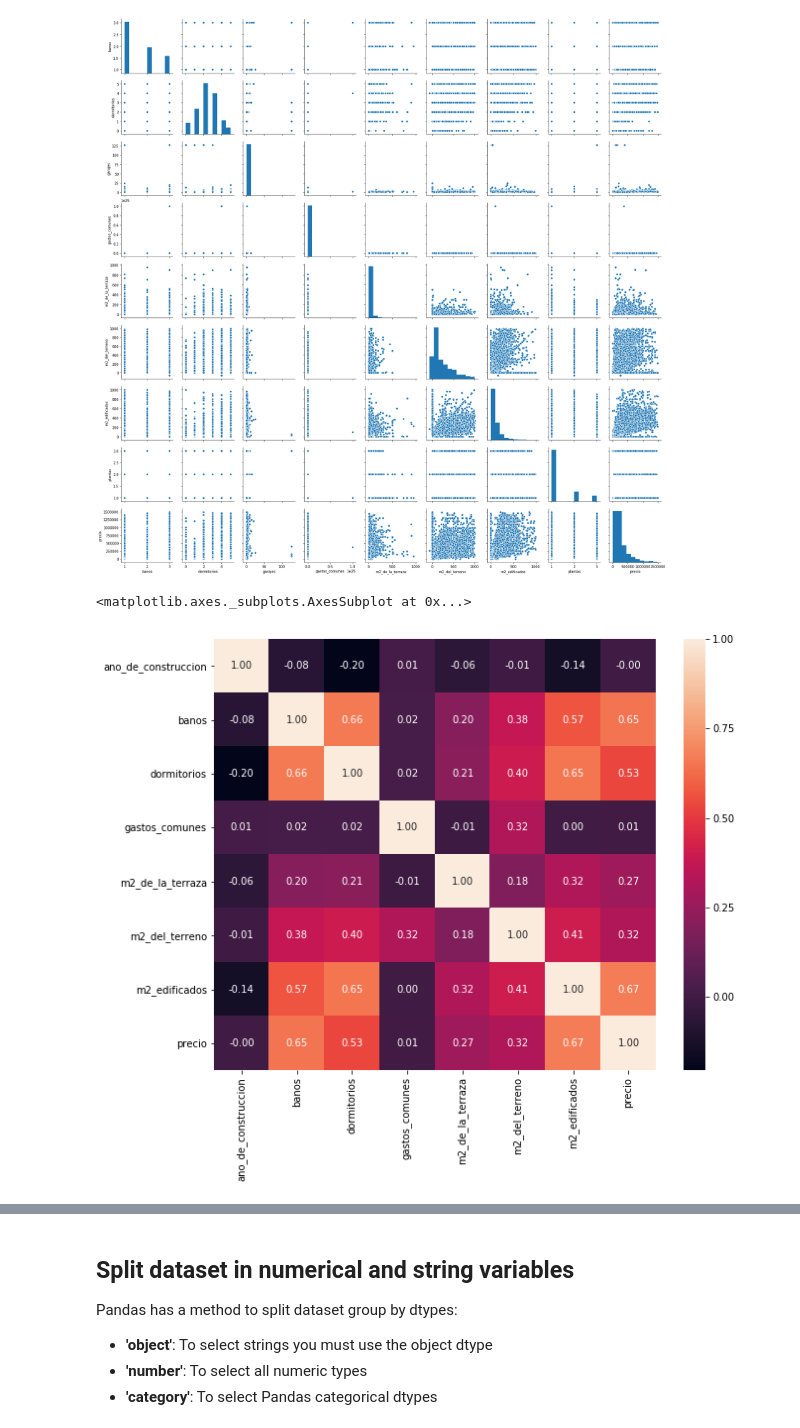
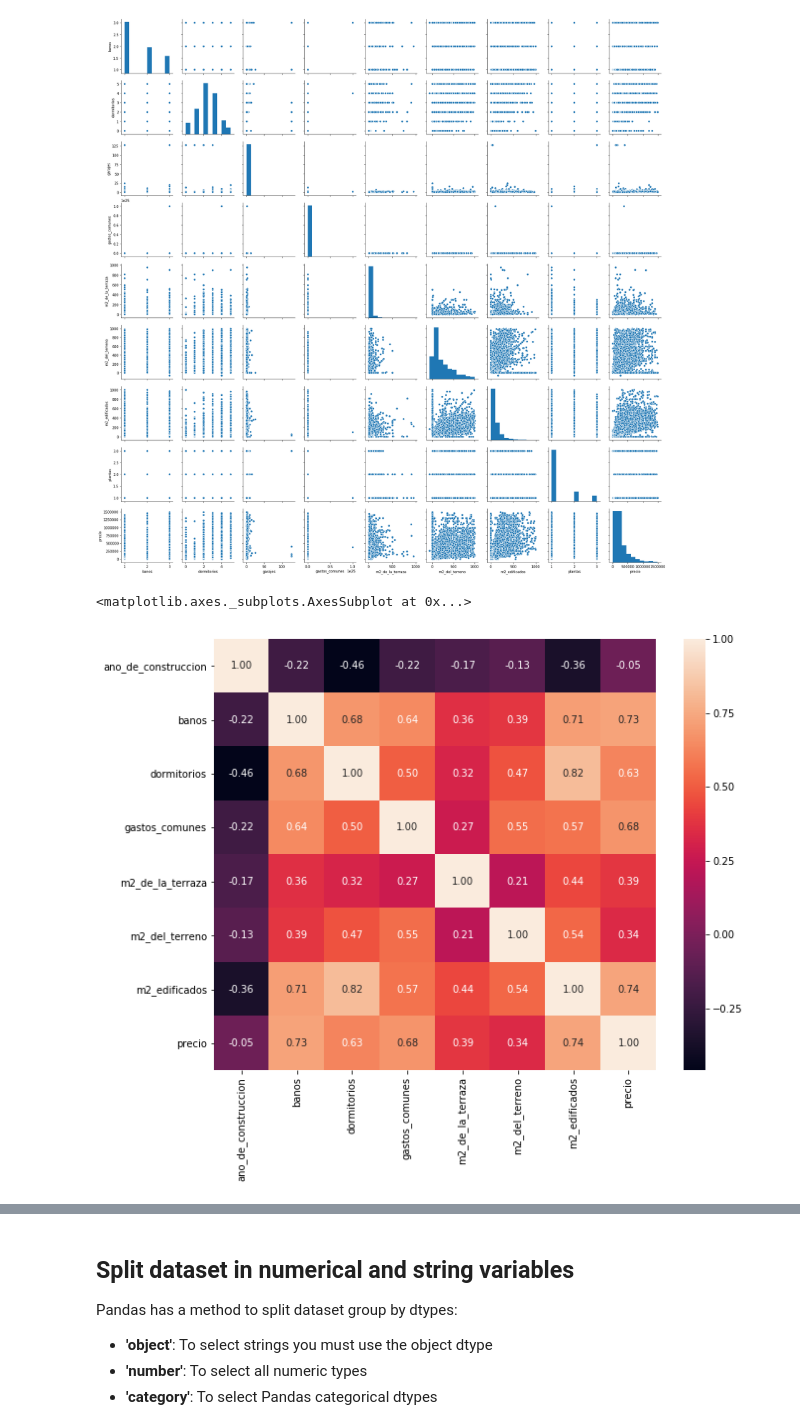
Before and after one commit to creyesp/houses-project, a Jupyter notebook: notebooks/First_day_workshop.ipynb, the cells around one changed output, grey strips where cells are left out. Drawn from its saved outputs; the diff is of its cells as text; code cells hidden in the pictures.

```diff
--- a/notebooks/First_day_workshop.ipynb
+++ b/notebooks/First_day_workshop.ipynb
@@ -362,19 +348,20 @@ sns.pairplot(df[features]);
 # %% [output]
 [figure]
 # %%
+# Select continuous feature, compute correlations between them and make a heatmap
 features = [
     'ano_de_construccion',
     'banos',
     'dormitorios',
     'gastos_comunes',
     'm2_de_la_terraza',
     'm2_del_terreno',
     'm2_edificados',
     'precio',
 ]
 f, ax = plt.subplots(figsize=(10, 8))
-sns.heatmap(df[features].corr(), annot=True, fmt='.02f', ax=ax)
+sns.heatmap(df[features].corr(method='spearman'), annot=True, fmt='.02f', ax=ax)
 # %% [output]
 <matplotlib.axes._subplots.AxesSubplot at 0x...>
-[figure, old version]
+[figure, new version]
 # %% [markdown]
```
Also changed, not shown: parts of 42 cells of this notebook, 3 other files.
